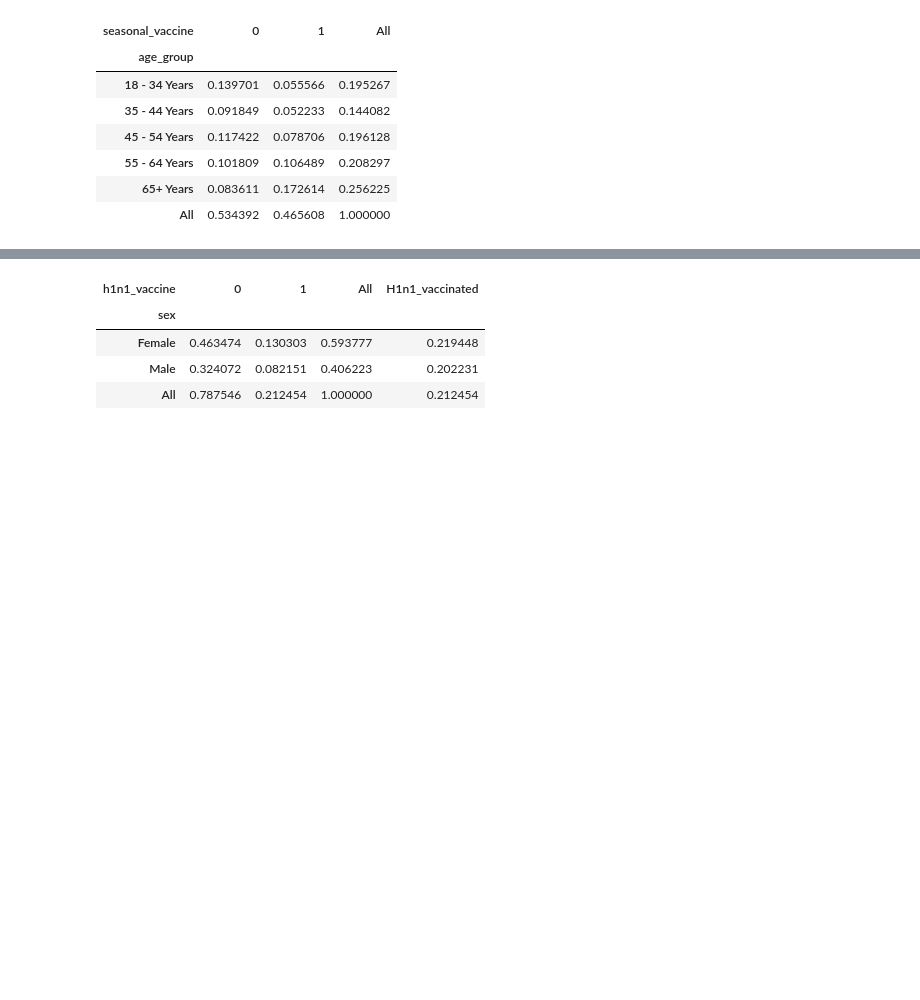
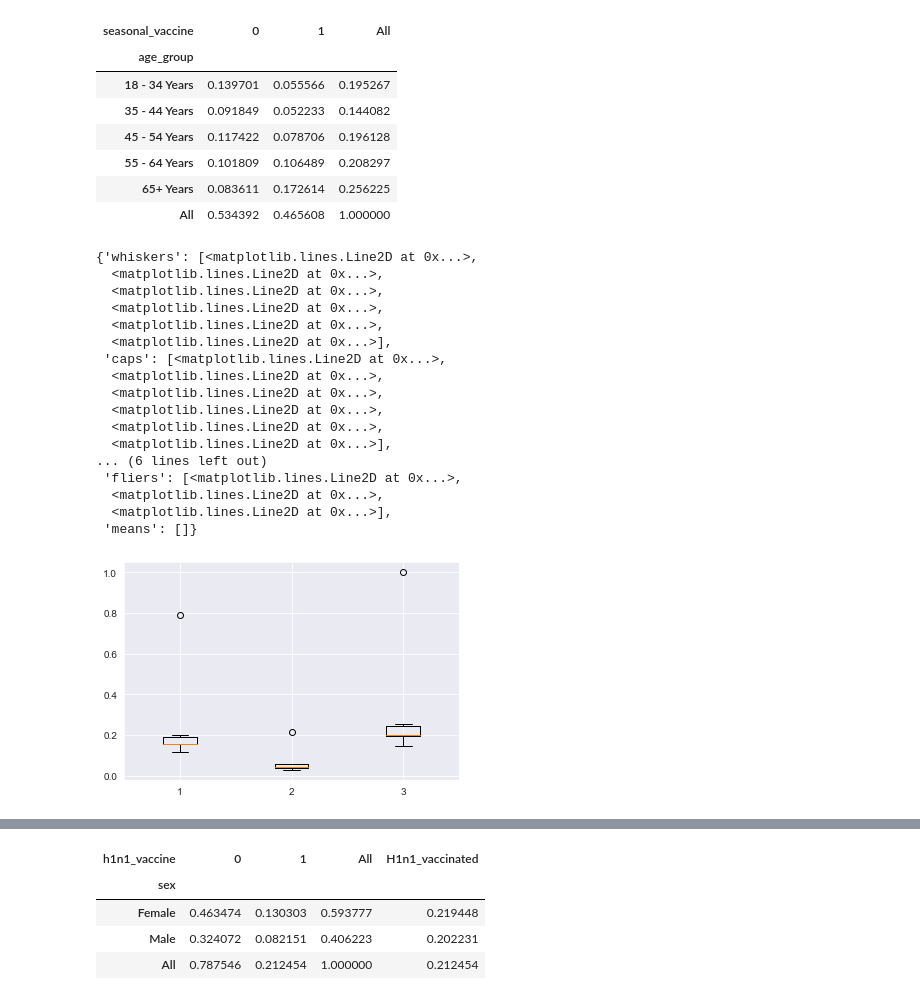
Before and after one commit to moscatena/Seasonal-Flu-Vaccine-Prediction, a Jupyter notebook: Untitled.ipynb, the cells around one changed output, grey strips where cells are left out. Cells and saved outputs as stored; diff of their text form; code cells hidden in the pictures; blank space fills up the shorter version.

```diff
--- a/Untitled.ipynb
+++ b/Untitled.ipynb
@@ -238,3 +238,24 @@ Age1
 | 55 - 64 Years | 0.101809 | 0.106489 | 0.208297 |
 | 65+ Years | 0.083611 | 0.172614 | 0.256225 |
 | All | 0.534392 | 0.465608 | 1.000000 |
+# %%
+plt.boxplot(Age)
+# %% [output]
+{'whiskers': [<matplotlib.lines.Line2D at 0x...>,
+  <matplotlib.lines.Line2D at 0x...>,
+  <matplotlib.lines.Line2D at 0x...>,
+  <matplotlib.lines.Line2D at 0x...>,
+  <matplotlib.lines.Line2D at 0x...>,
+  <matplotlib.lines.Line2D at 0x...>],
+ 'caps': [<matplotlib.lines.Line2D at 0x...>,
+  <matplotlib.lines.Line2D at 0x...>,
+  <matplotlib.lines.Line2D at 0x...>,
+  <matplotlib.lines.Line2D at 0x...>,
+  <matplotlib.lines.Line2D at 0x...>,
+  <matplotlib.lines.Line2D at 0x...>],
+... (6 lines left out)
+ 'fliers': [<matplotlib.lines.Line2D at 0x...>,
+  <matplotlib.lines.Line2D at 0x...>,
+  <matplotlib.lines.Line2D at 0x...>],
+ 'means': []}
+[figure, added]
```
Also changed, not shown: parts of 10 cells of this notebook, 1 other file.
